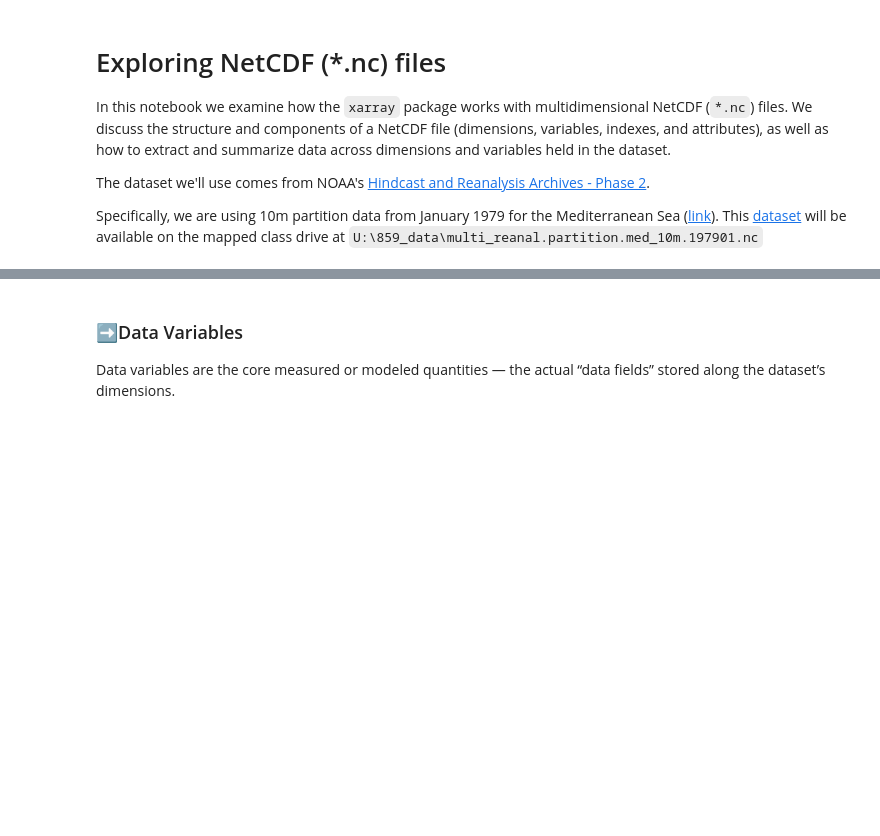
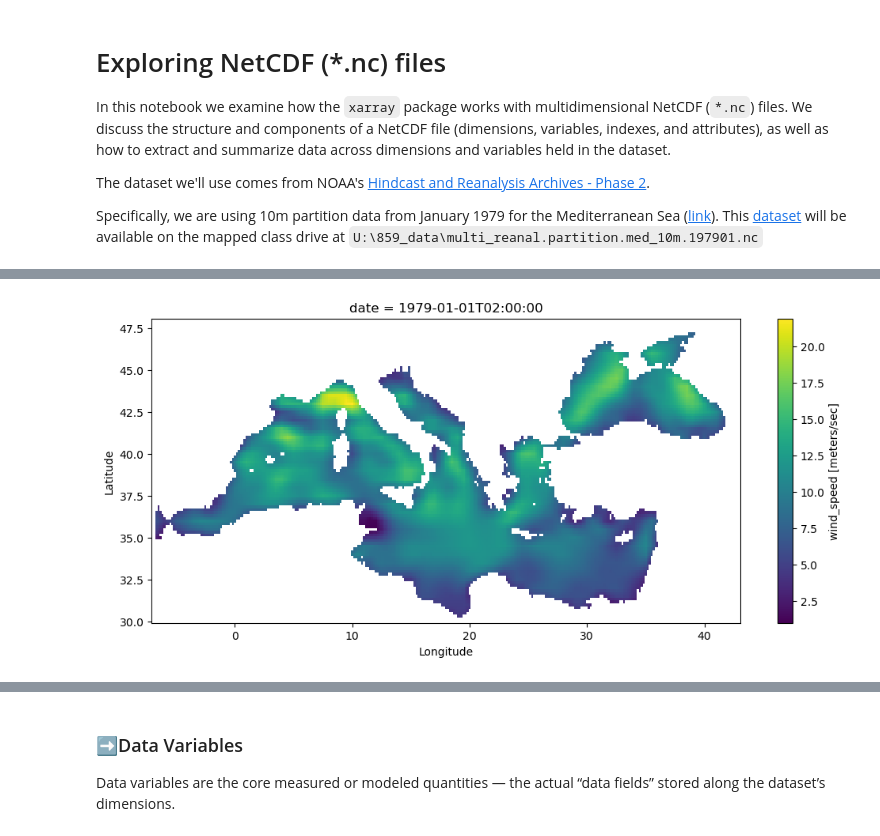
Before and after one commit to ENV859/coding_xarray, a Jupyter notebook: src/Explore-nc-file.ipynb, the cells around one changed output, grey strips where cells are left out. Saved outputs shown, nothing was run; the diff lists cells and outputs as text; code cells hidden in the pictures; blank space fills up the shorter version.

```diff
--- a/src/Explore-nc-file.ipynb
+++ b/src/Explore-nc-file.ipynb
@@ -26,0 +221,13 @@ Our data has 4 dimensions:
+# %%
+# Plot the data geographically
+fig, ax = plt.subplots(figsize=(12,5))
+
+# Use xarray's pcolormesh backend and tell it which coords to use
+im = wind_speed_Jan2_2pm.plot.pcolormesh(x='longitude', y='latitude', ax=ax,
+                        add_colorbar=True, cmap='viridis')
+
+ax.set_xlabel('Longitude')
+ax.set_ylabel('Latitude')
+plt.show()
+# %% [output]
+[figure, added]
```
Also changed, not shown: parts of 44 cells of this notebook.
